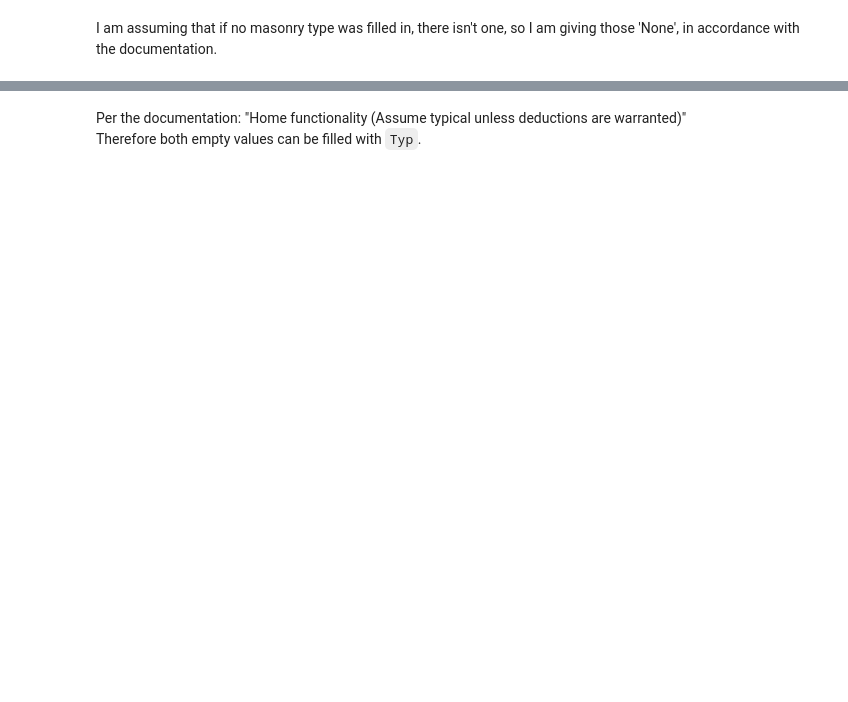
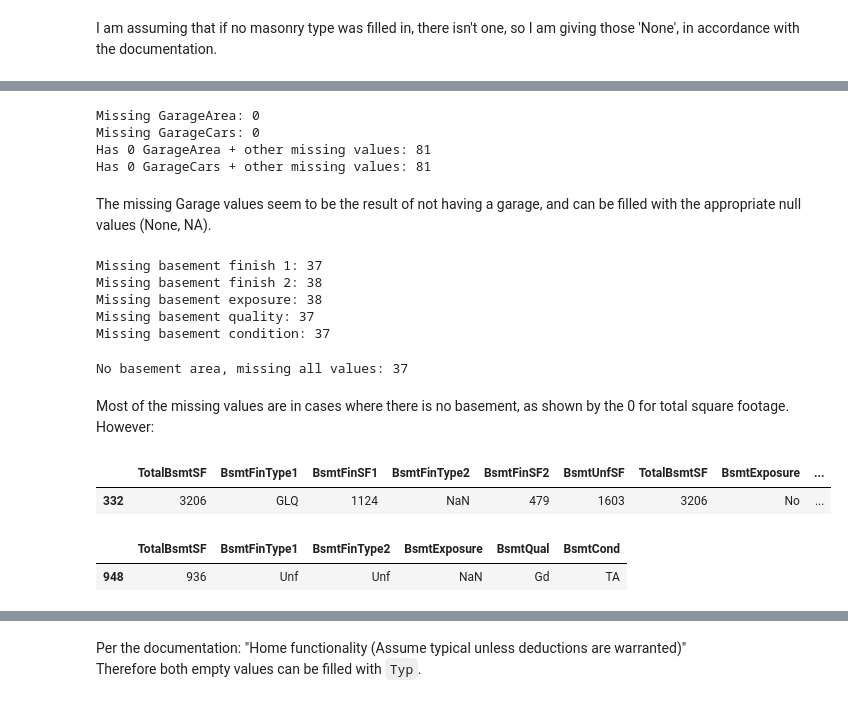
Before and after one commit to MeghanBarritt/kaggle-comp-housing-prices, a Jupyter notebook: Notebooks/2-Data_Cleaning.ipynb, the cells around one changed output, grey strips where cells are left out. Cells and saved outputs as stored; diff of their text form; code cells hidden in the pictures; blank space fills up the shorter version.

```diff
--- a/Notebooks/2-Data_Cleaning.ipynb
+++ b/Notebooks/2-Data_Cleaning.ipynb
@@ -458,0 +493,3 @@ test_df['MasVnrType'] = test_df['MasVnrType'].fillna('None')
+# %%
+train_df['MasVnrArea'] = train_df['MasVnrArea'].fillna(0)
+test_df['MasVnrArea'] = test_df['MasVnrArea'].fillna(0)
@@ -458,0 +513,14 @@ test_df['MasVnrType'] = test_df['MasVnrType'].fillna('None')
+# %%
+print(f'Missing GarageArea: {len(train_df[train_df['GarageArea'].isna()])}')
+print(f'Missing GarageCars: {len(train_df[train_df['GarageCars'].isna()])}')
+print(f'Has 0 GarageArea + other missing values: {len(train_df[(train_df['GarageArea']==0)&
+                                                           (train_df['GarageType'].isna())])}')
+print(f'Has 0 GarageCars + other missing values: {len(train_df[(train_df['GarageCars']==0)&
+                                                           (train_df['GarageType'].isna())])}')
+# %% [output]
+Missing GarageArea: 0
+Missing GarageCars: 0
+Has 0 GarageArea + other missing values: 81
+Has 0 GarageCars + other missing values: 81
+# %% [markdown]
+The missing Garage values seem to be the result of not having a garage, and can be filled with the appropriate null values (None, NA).
@@ -458,0 +542,35 @@ test_df['MasVnrType'] = test_df['MasVnrType'].fillna('None')
+# %%
+print(f'Missing basement finish 1: {len(train_df[train_df['BsmtFinType1'].isna()])}')
+print(f'Missing basement finish 2: {len(train_df[train_df['BsmtFinType2'].isna()])}')
+print(f'Missing basement exposure: {len(train_df[train_df['BsmtExposure'].isna()])}')
+print(f'Missing basement quality: {len(train_df[train_df['BsmtQual'].isna()])}')
+print(f'Missing basement condition: {len(train_df[train_df['BsmtCond'].isna()])}')
+# %% [output]
+Missing basement finish 1: 37
+Missing basement finish 2: 38
+Missing basement exposure: 38
+Missing basement quality: 37
+Missing basement condition: 37
+# %%
+print(f'No basement area, missing all values: {len(train_df[(train_df['TotalBsmtSF']==0)&
+    (train_df['BsmtFinType1'].isna())&
+    (train_df['BsmtFinType2'].isna())&
+    (train_df['BsmtExposure'].isna())&
+    (train_df['BsmtQual'].isna())&
+    (train_df['BsmtCond'].isna())])}')
+# %% [output]
+No basement area, missing all values: 37
+# %% [markdown]
+Most of the missing values are in cases where there is no basement, as shown by the 0 for total square footage. However:
+# %%
+display(train_df[(train_df['TotalBsmtSF']!=0)&
+    (train_df['BsmtFinType2'].isna())][['TotalBsmtSF', 'BsmtFinType1', 'BsmtFinSF1',
+'BsmtFinType2', 'BsmtFinSF2', 'BsmtUnfSF', 'TotalBsmtSF', 'BsmtExposure', 'BsmtQual', 'BsmtCond']])
+display(train_df[(train_df['TotalBsmtSF']!=0)&
+    (train_df['BsmtExposure'].isna())][['TotalBsmtSF', 'BsmtFinType1',
+'BsmtFinType2', 'BsmtExposure', 'BsmtQual', 'BsmtCond']])
+# %% [output]
+|  | TotalBsmtSF | BsmtFinType1 | BsmtFinSF1 | BsmtFinType2 | BsmtFinSF2 | BsmtUnfSF | TotalBsmtSF | BsmtExposure | ... |
+| 332 | 3206 | GLQ | 1124 | NaN | 479 | 1603 | 3206 | No | ... |
+|  | TotalBsmtSF | BsmtFinType1 | BsmtFinType2 | BsmtExposure | BsmtQual | BsmtCond |
+| 948 | 936 | Unf | Unf | NaN | Gd | TA |
```
Also changed, not shown: parts of 65 cells of this notebook.
